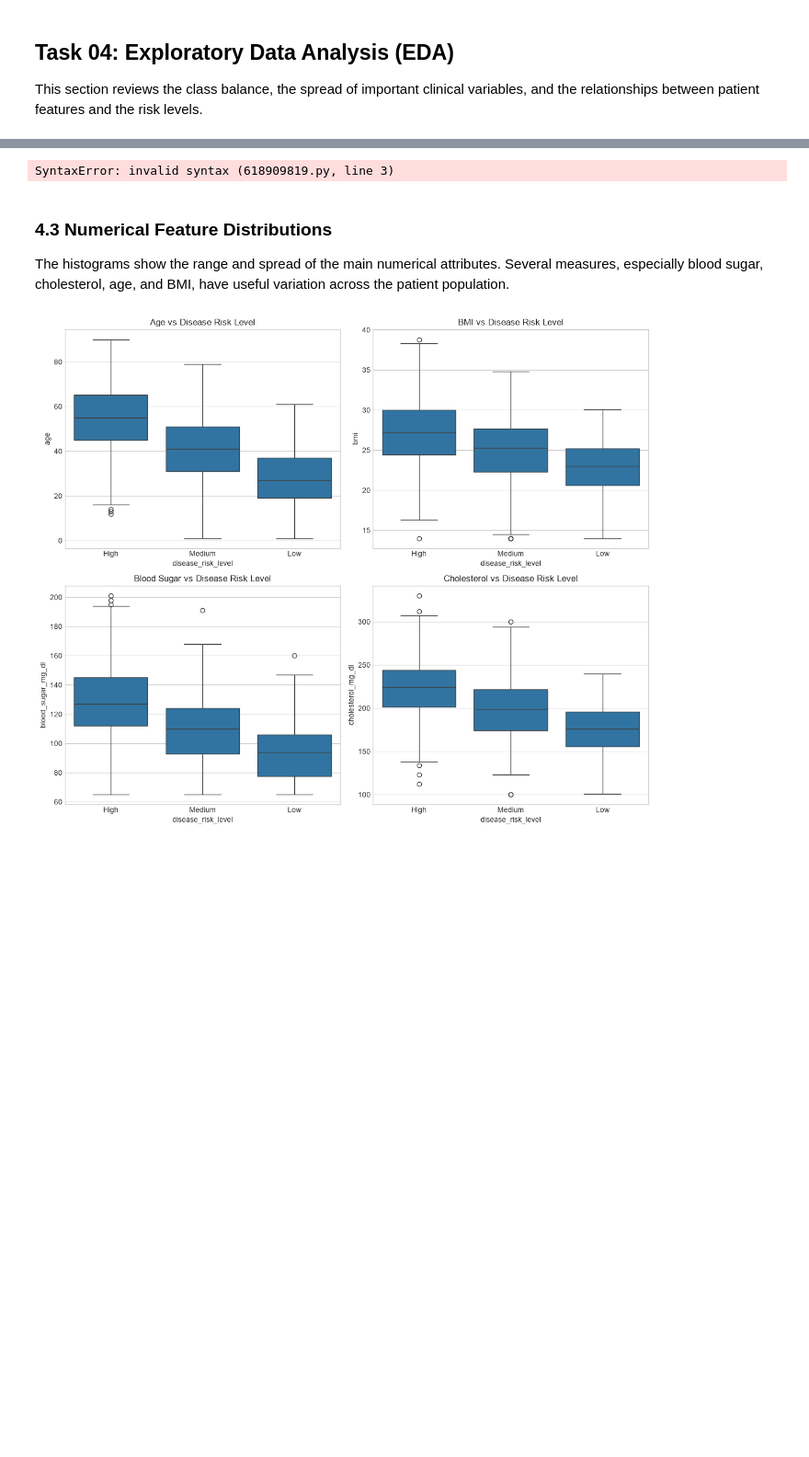
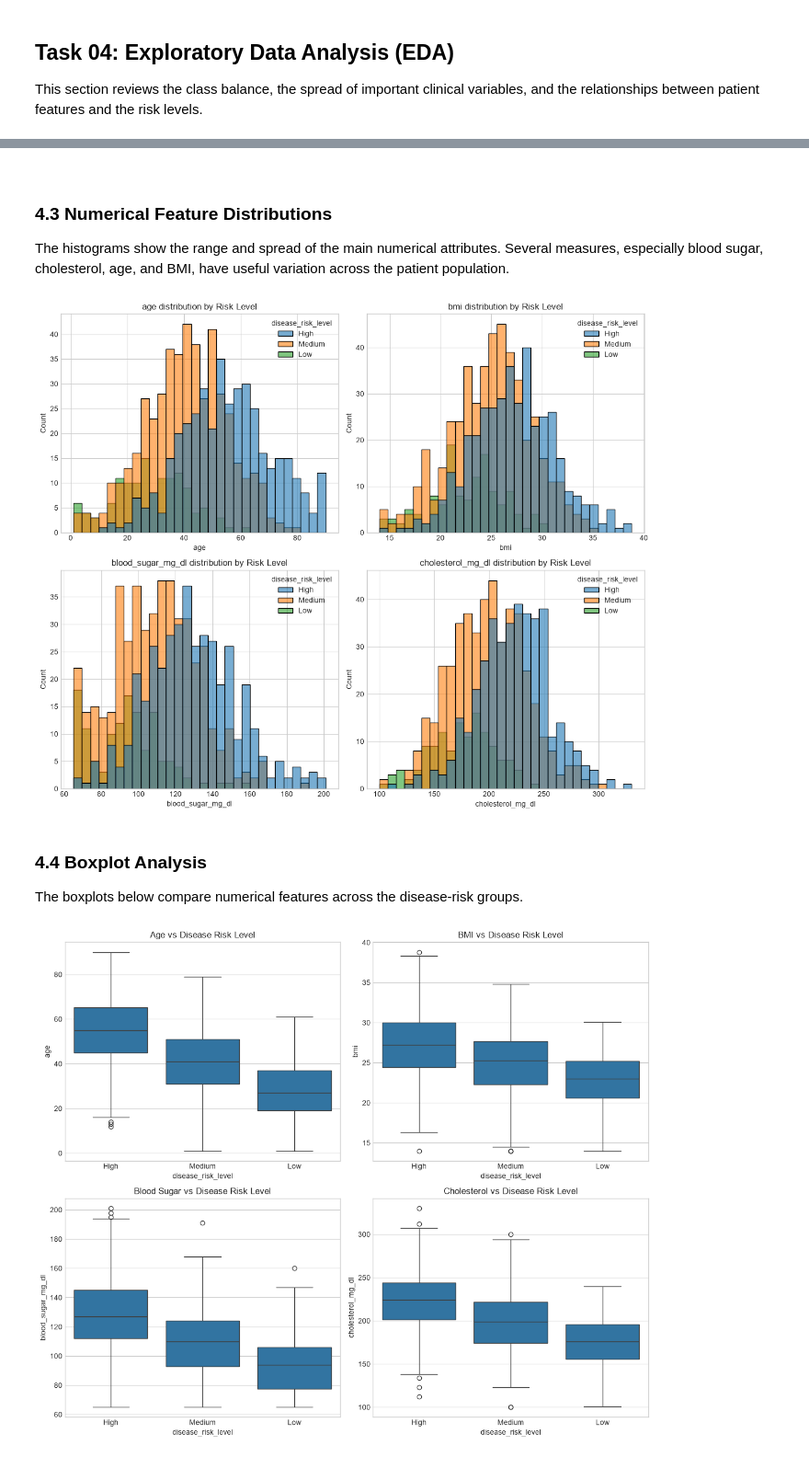
Before and after one commit to Dasith-Randula/smartcare-disease-risk-ai, a Jupyter notebook: notebooks/smartcare_disease_risk_analysis.ipynb, the cells around one changed output, grey strips where cells are left out. Shown at 92% size. Drawn from its saved outputs; the diff is of its cells as text; code cells hidden in the pictures; blank space fills up the shorter version.

```diff
--- a/notebooks/smartcare_disease_risk_analysis.ipynb
+++ b/notebooks/smartcare_disease_risk_analysis.ipynb
@@ -275,13 +311,34 @@ Name: proportion, dtype: float64
-# %%
-### 4.2 Target Variable / Class Distribution
-
-The target is not perfectly balanced. Medium-risk patients form the largest group, followed by High-risk and then Low-risk patients. This imbalance matters, so macro metrics are used alongside accuracy when selecting the best model.
-# %% [output]
-SyntaxError: invalid syntax (618909819.py, line 3)
+# %% [markdown]
+<!-- 4.2 moved earlier; placeholder to avoid duplication -->
 # %% [markdown]
 ### 4.3 Numerical Feature Distributions
 
 The histograms show the range and spread of the main numerical attributes. Several measures, especially blood sugar, cholesterol, age, and BMI, have useful variation across the patient population.
+# %%
+fig, axes = plt.subplots(2, 2, figsize=(12, 10))
+cols = [
+    "age",
+    "bmi",
+    "blood_sugar_mg_dl",
+    "cholesterol_mg_dl",
+]
+
+for ax, col in zip(axes.flatten(), cols):
+    if col in data.columns:
+        sns.histplot(data=data, x=col, hue="disease_risk_level", kde=False, bins=30, alpha=0.6, ax=ax)
+        ax.set_title(f"{col} distribution by Risk Level")
+    else:
+        ax.set_visible(False)
+
+plt.tight_layout()
+plt.savefig(FIGURES_DIR / "numerical_feature_histograms.png", dpi=300)
+plt.show()
+# %% [output]
+[figure, added]
+# %% [markdown]
+### 4.4 Boxplot Analysis
+
+The boxplots below compare numerical features across the disease-risk groups.
 # %%
 fig, axes = plt.subplots(2, 2, figsize=(12, 10))
 cols = [
```
Also changed, not shown: parts of 42 cells of this notebook, 9 other files.
